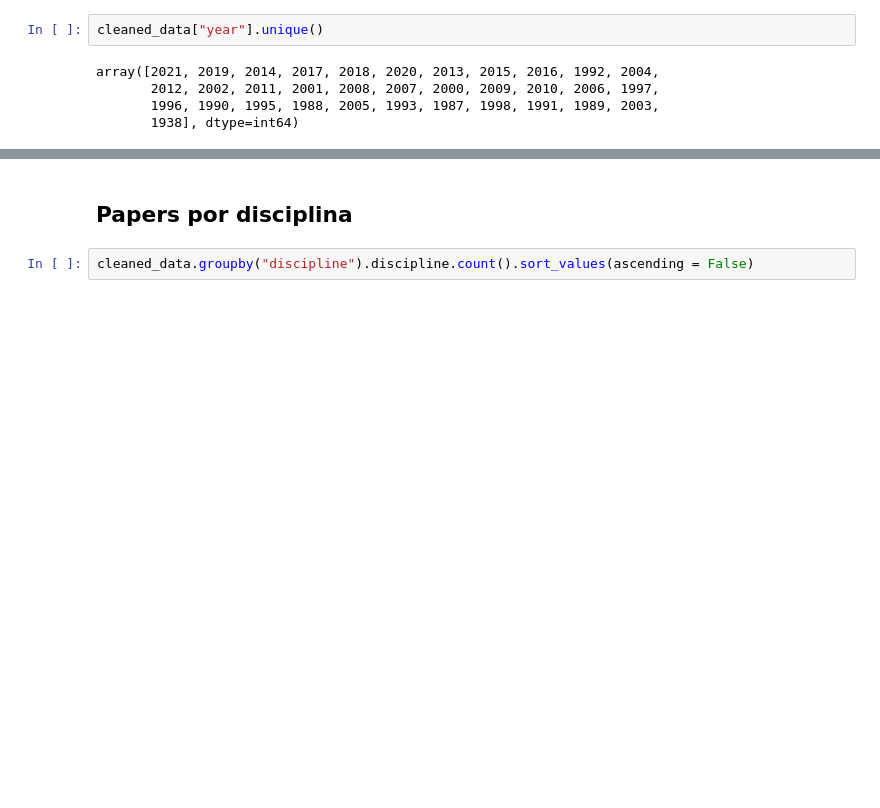
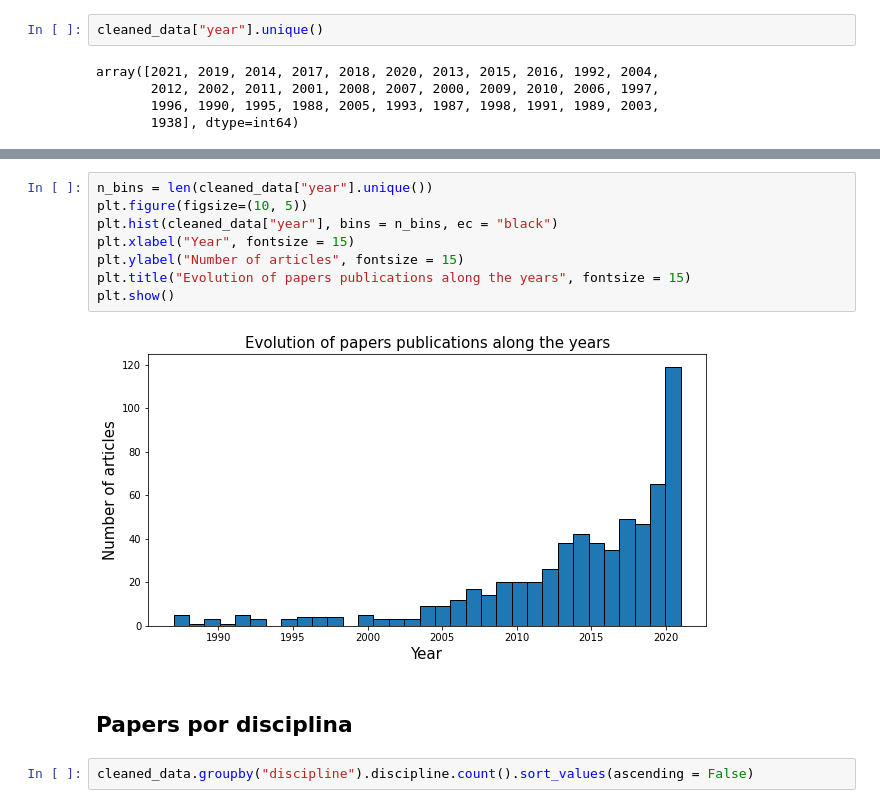
Before and after one commit to GustavoGil13/springer-link-scraper, a Jupyter notebook: springer_link_nb.ipynb, the cells around one changed output, grey strips where cells are left out. Drawn from its saved outputs; the diff is of its cells as text; blank space fills up the shorter version.

```diff
--- a/springer_link_nb.ipynb
+++ b/springer_link_nb.ipynb
@@ -155,3 +229,13 @@ plt.show()
+# %%
+n_bins = len(cleaned_data["year"].unique())
+plt.figure(figsize=(10, 5))
+plt.hist(cleaned_data["year"], bins = n_bins, ec = "black")
+plt.xlabel("Year", fontsize = 15)
+plt.ylabel("Number of articles", fontsize = 15)
+plt.title("Evolution of papers publications along the years", fontsize = 15)
+plt.show()
+# %% [output]
+[figure, added]
 # %% [markdown]
 ## Papers por disciplina
 # %%
```
Also changed, not shown: parts of 17 cells of this notebook.
